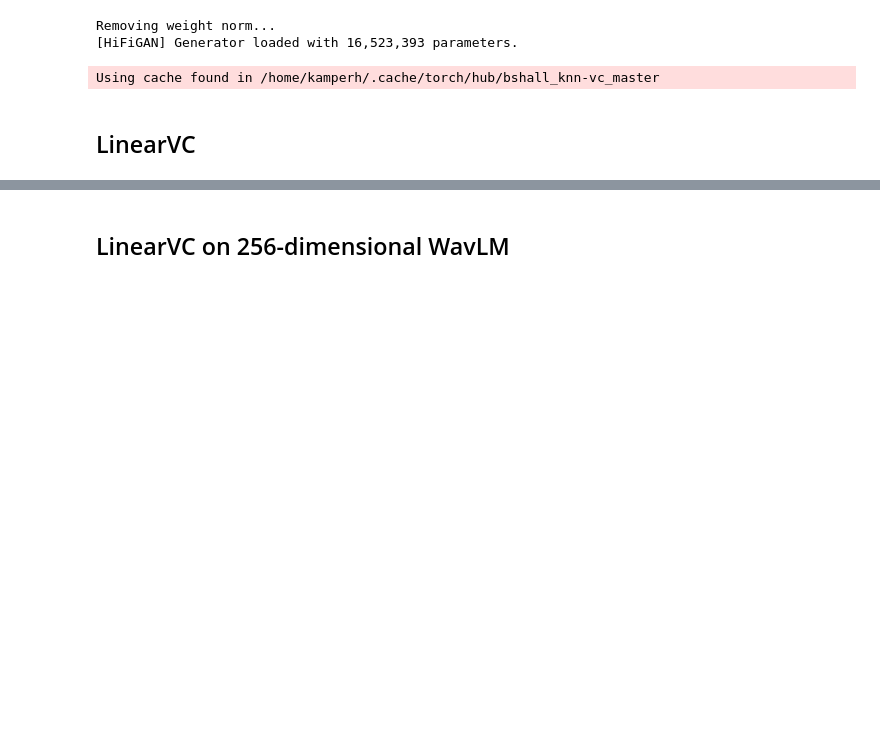
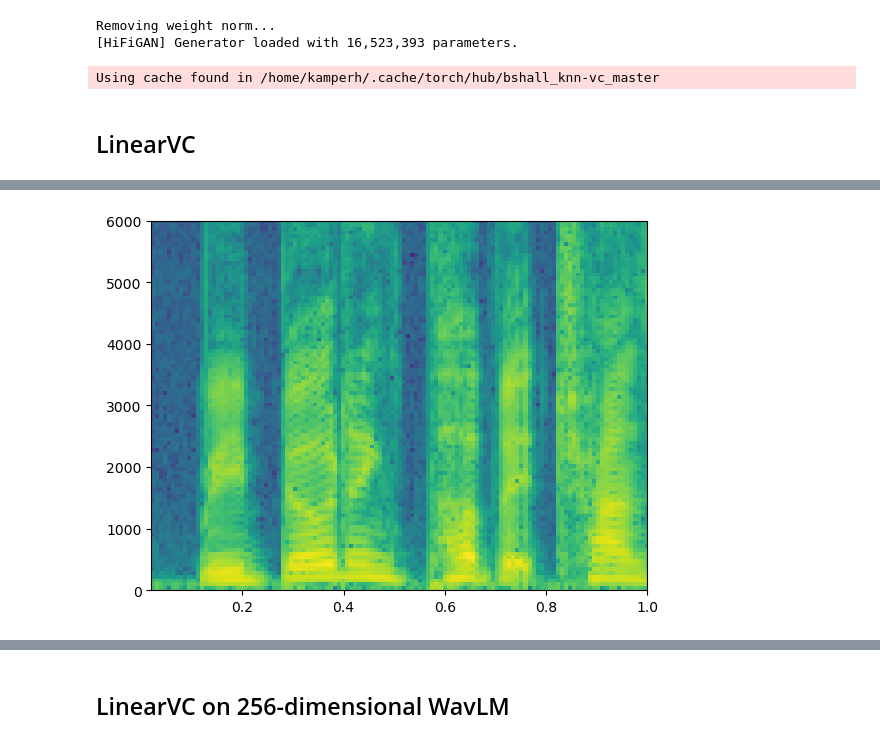
Before and after one commit to kamperh/linearvc, a Jupyter notebook: doc/analysis_matrices.ipynb, the cells around one changed output, grey strips where cells are left out. Cells and saved outputs as stored; diff of their text form; code cells hidden in the pictures; blank space fills up the shorter version.

```diff
--- a/doc/analysis_matrices.ipynb
+++ b/doc/analysis_matrices.ipynb
@@ -22,3 +25,22 @@ device = "cuda"
+# %%
+n_fft = 256
+n_overlap = 128
+sr = 16000
+pad_xextent = (n_fft - n_overlap)/sr/2
+
+def specgram(x, sr):
+    """
+    Return the spectrogram array and extent.
+
+    Based on:
+    <https://stackoverflow.com/questions/53385242/matplotlib-spectrogram-animation-without-calling-pyplot-specgram-directly-every>
+    """
+    spec, freqs, t = plt.mlab.specgram(x, Fs=sr)
+    x_min = np.min(t) - pad_xextent
+    x_max = np.max(t) + pad_xextent
+    extent = x_min, x_max, freqs[0], freqs[-1]
+    arr = np.flipud(10*np.log10(spec))
+    return arr, extent
 # %% [markdown]
 ## Models
 # %%
@@ -132,0 +250,6 @@ Determinant: 0.0
+# %%
+wav_fn = wav_dir / source / f"{source}_057.wav"
+# wav_fn = wav_dir / source / f"{source}_051.wav"
+wav, _ = torchaudio.load(wav_fn)
+wav = wav.to(device)
+display.Audio(wav.squeeze().cpu(), rate=16000)
@@ -132,0 +258,13 @@ Determinant: 0.0
+# %%
+fig = plt.figure()
+ax = fig.add_subplot(1, 1, 1)
+arr, extent = specgram(wav.squeeze().cpu(), sr=sr)
+image = ax.imshow(
+    arr,
+    extent=extent,
+    aspect="auto"
+)
+ax.set_xlim([0.02, 1])
+ax.set_ylim([0, 6000]);
+# %% [output]
+[figure, added]
```
Also changed, not shown: parts of 30 cells of this notebook, 6 other files.
